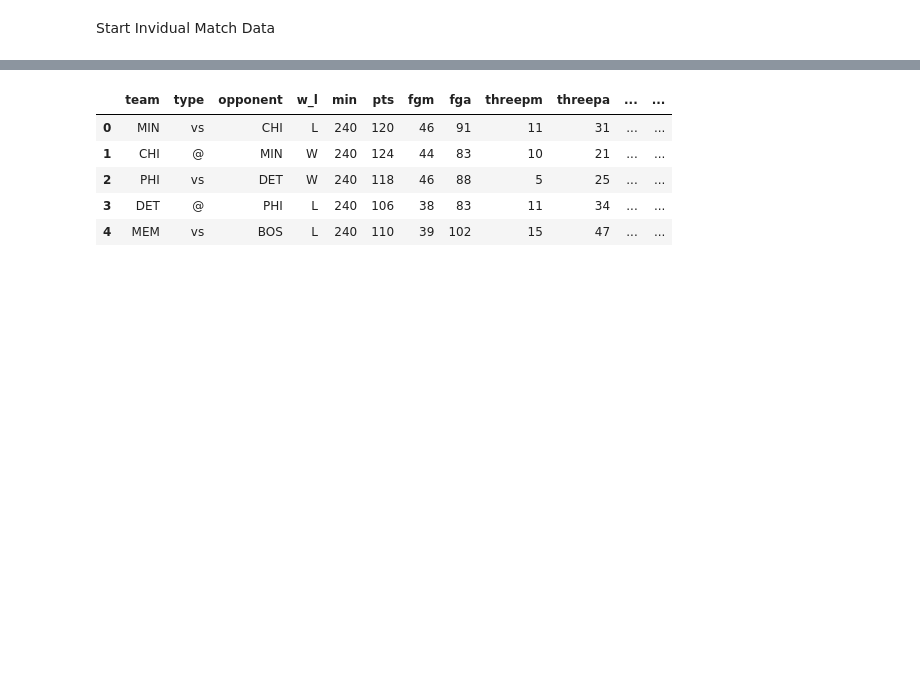
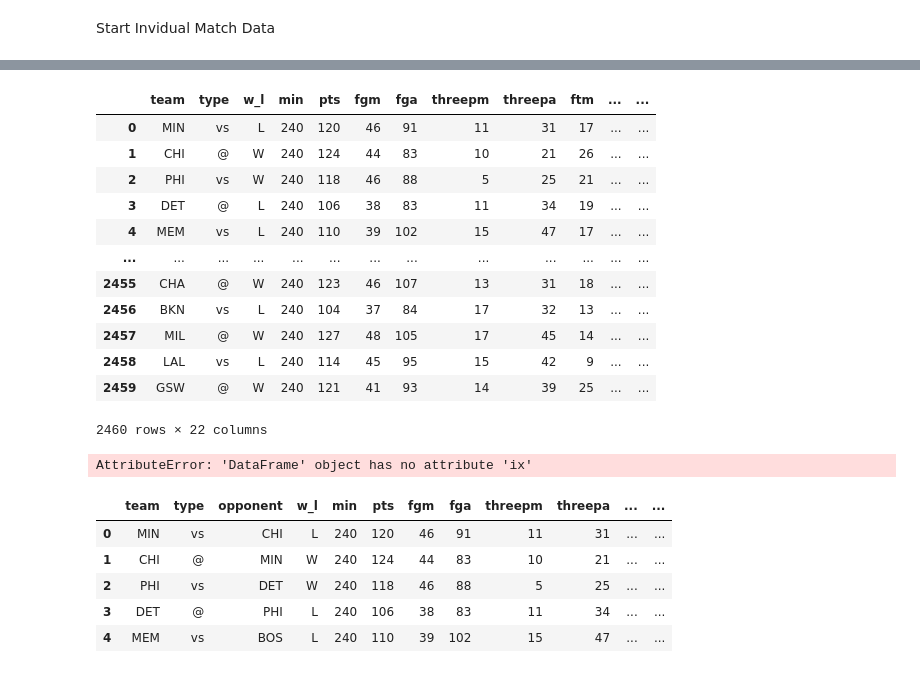
Before and after one commit to emeralddawns/NBA-Prediction-NN, a Jupyter notebook: nba_team_stats_cleaned.ipynb, the cells around one changed output, grey strips where cells are left out. Drawn from its saved outputs; the diff is of its cells as text; code cells hidden in the pictures; blank space fills up the shorter version.

```diff
--- a/nba_team_stats_cleaned.ipynb
+++ b/nba_team_stats_cleaned.ipynb
@@ -255,0 +302,3 @@ Start Invidual Match Data
+# %%
+df['new'] = df.index
+df.head()
@@ -255,0 +312,8 @@ Start Invidual Match Data
+# %%
+def type(row):
+    if row['new'] % 2 == 0:
+        return 'vs'
+    return '@'
+# %%
+df['type'] = df.apply(lambda row: type(row), axis=1)
+df.head()
@@ -255,0 +328,18 @@ Start Invidual Match Data
+# %%
+column_to_reorder = df.pop('type')
+df.insert(1, 'type', column_to_reorder)
+df
+# %% [output]
+|  | team | type | w_l | min | pts | fgm | fga | threepm | threepa | ftm | ... | ... |
+| 0 | MIN | vs | L | 240 | 120 | 46 | 91 | 11 | 31 | 17 | ... | ... |
+| 1 | CHI | @ | W | 240 | 124 | 44 | 83 | 10 | 21 | 26 | ... | ... |
+| 2 | PHI | vs | W | 240 | 118 | 46 | 88 | 5 | 25 | 21 | ... | ... |
+| 3 | DET | @ | L | 240 | 106 | 38 | 83 | 11 | 34 | 19 | ... | ... |
+| 4 | MEM | vs | L | 240 | 110 | 39 | 102 | 15 | 47 | 17 | ... | ... |
+| ... | ... | ... | ... | ... | ... | ... | ... | ... | ... | ... | ... | ... |
+| 2455 | CHA | @ | W | 240 | 123 | 46 | 107 | 13 | 31 | 18 | ... | ... |
+| 2456 | BKN | vs | L | 240 | 104 | 37 | 84 | 17 | 32 | 13 | ... | ... |
+| 2457 | MIL | @ | W | 240 | 127 | 48 | 105 | 17 | 45 | 14 | ... | ... |
+| 2458 | LAL | vs | L | 240 | 114 | 45 | 95 | 15 | 42 | 9 | ... | ... |
+| 2459 | GSW | @ | W | 240 | 121 | 41 | 93 | 14 | 39 | 25 | ... | ... |
+2460 rows × 22 columns
@@ -256,3 +351,7 @@ Start Invidual Match Data
+# %%
+df.ix
+# %% [output]
+AttributeError: 'DataFrame' object has no attribute 'ix'
 # %%
 regular_matches_df = pd.read_csv('NBA_Data_Reg_Season_2022_plus.csv')
 regular_matches_df = regular_matches_df.drop(['Unnamed: 0'],axis=1)
```
Also changed, not shown: parts of 8 cells of this notebook.
